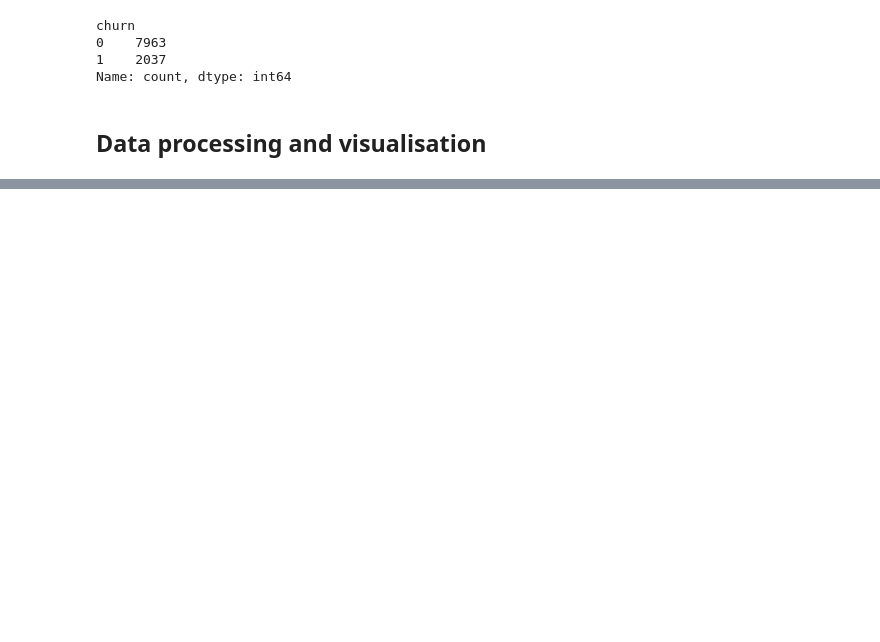
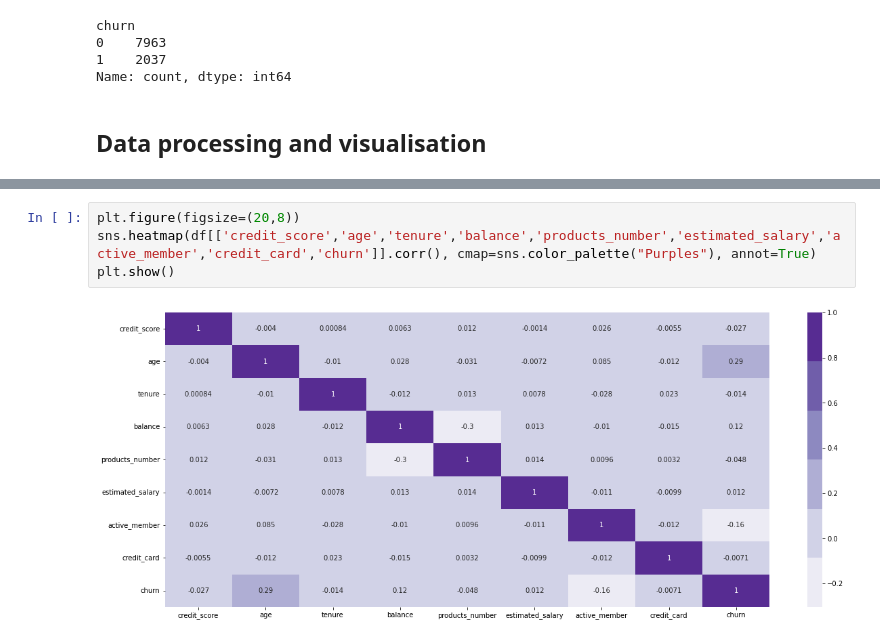
Before and after one commit to stefancourt/Churn-Prediction, a Jupyter notebook: churn-prediction.ipynb, the cells around one changed output, grey strips where cells are left out. Drawn from its saved outputs; the diff is of its cells as text; blank space fills up the shorter version.

```diff
--- a/churn-prediction.ipynb
+++ b/churn-prediction.ipynb
@@ -120,0 +148,6 @@ count_plt = sns.countplot(data=df, x='products_number', hue='churn', order=df['p
+# %%
+plt.figure(figsize=(20,8))
+sns.heatmap(df[['credit_score','age','tenure','balance','products_number','estimated_salary','active_member','credit_card','churn']].corr(), cmap=sns.color_palette("Purples"), annot=True)
+plt.show()
+# %% [output]
+[figure, added]
```
Also changed, not shown: parts of 5 cells of this notebook.
